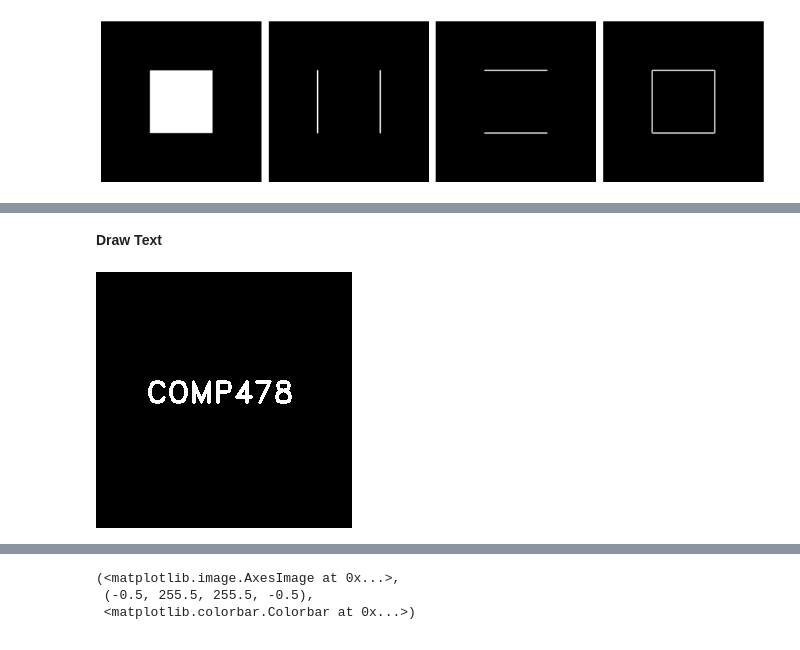
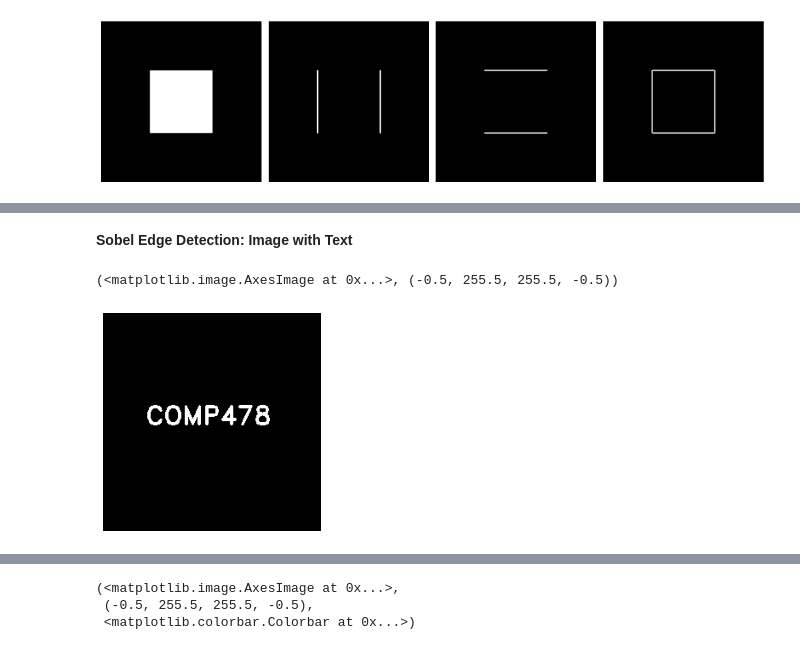
Before and after one commit to myconcordia/COMP478, a Jupyter notebook: EdgeDetection.ipynb, the cells around one changed output, grey strips where cells are left out. Drawn from its saved outputs; the diff is of its cells as text; code cells hidden in the pictures.

```diff
--- a/EdgeDetection.ipynb
+++ b/EdgeDetection.ipynb
@@ -107,11 +87,12 @@ uint8
-# %% [markdown]
-**Draw Text**
+# %% [markdown]
+**Sobel Edge Detection: Image with Text**
 # %%
 img = np.zeros((256, 256), dtype = np.uint8)
 I = cv2.putText(img, 'COMP478', (50,130), cv2.FONT_HERSHEY_DUPLEX, 1, (255,255), 2)
-cv2_imshow(I)
+plt.imshow(I,'gray'), plt.axis('off')
 # %% [output]
+(<matplotlib.image.AxesImage at 0x...>, (-0.5, 255.5, 255.5, -0.5))
-[figure, old version]
+[figure, new version]
 # %%
 # Blur the image for better edge detection
 I_blur = cv2.GaussianBlur(I, (3,3), 0)
```
Also changed, not shown: parts of 13 cells of this notebook.
